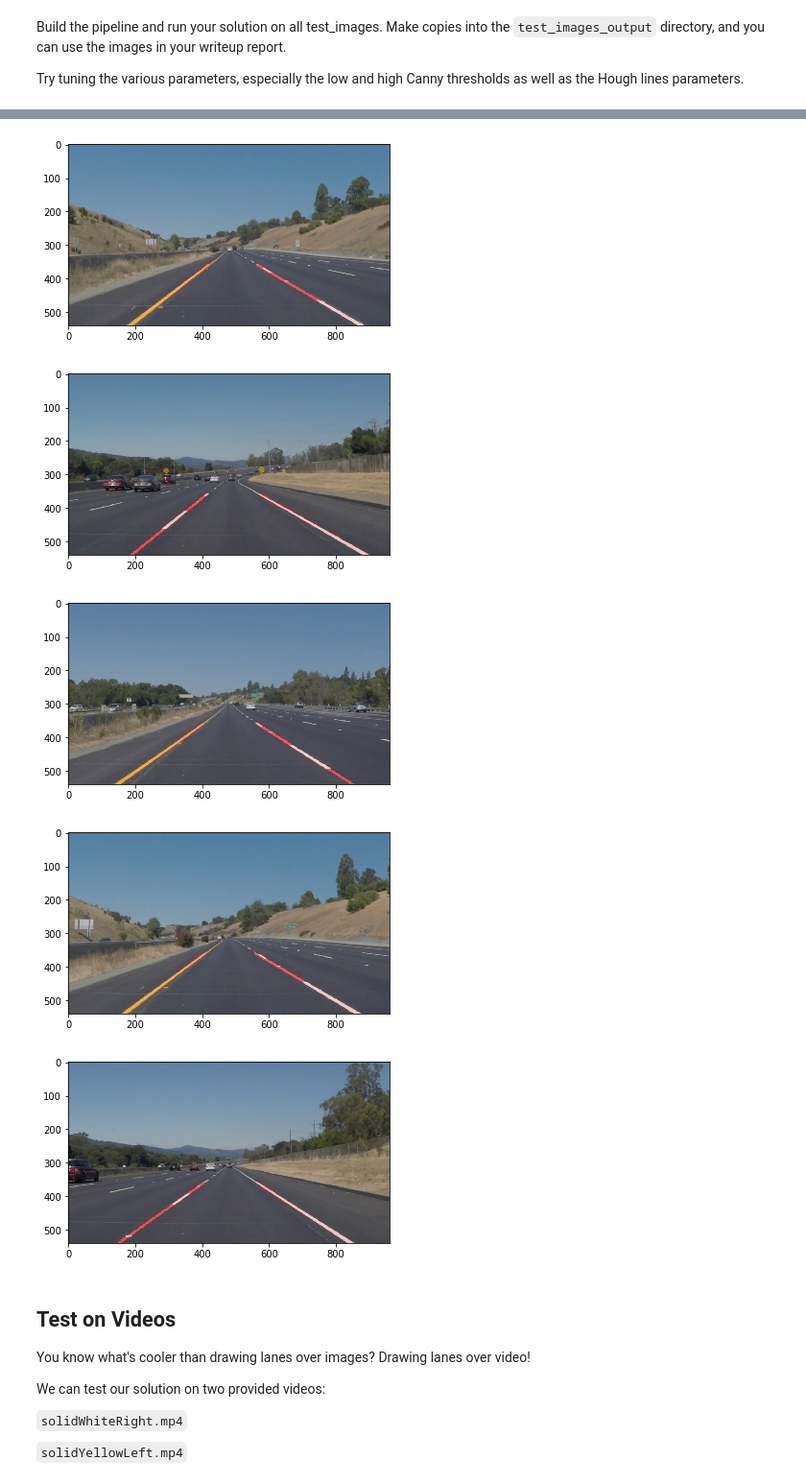
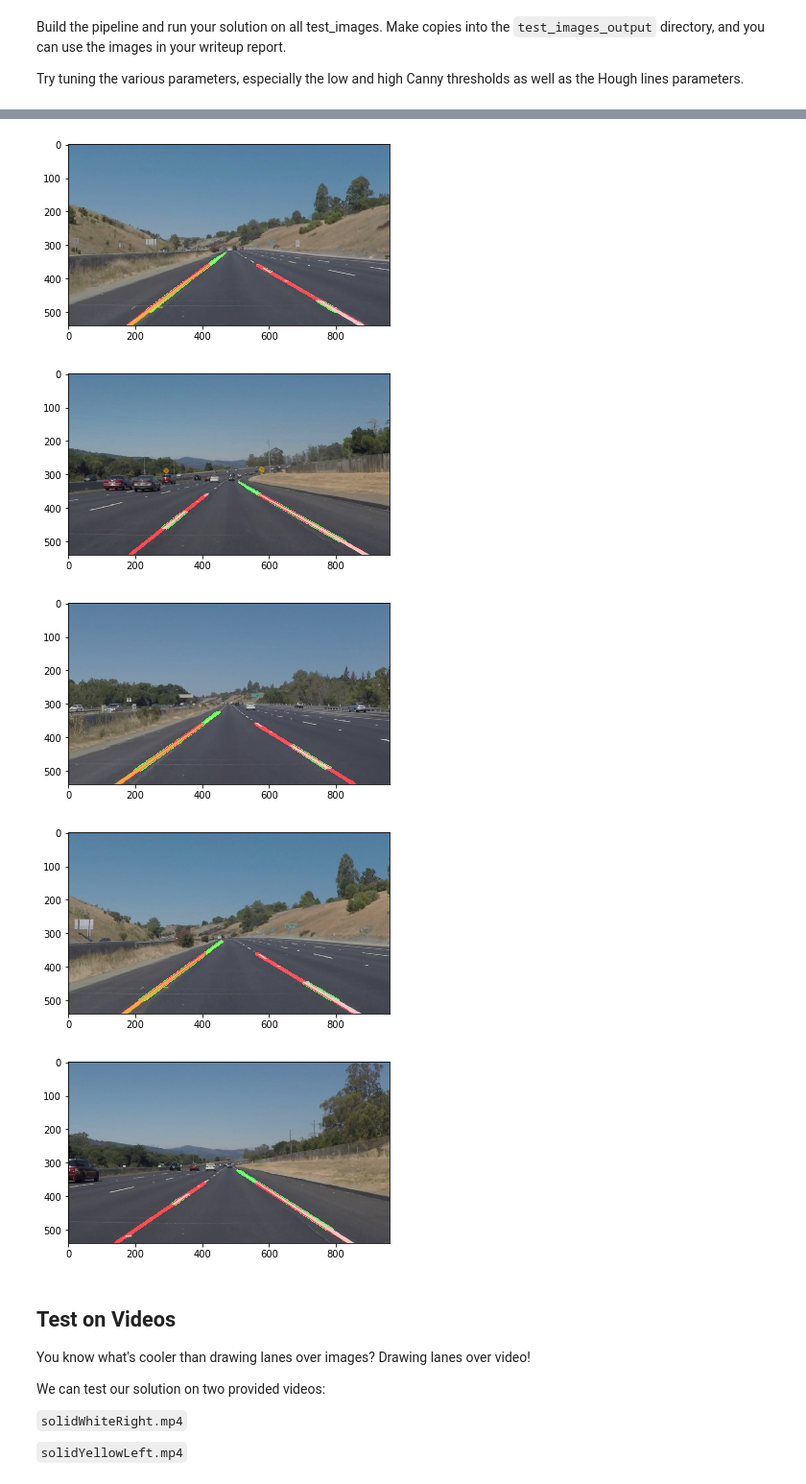
Before and after one commit to markusbrn/CarNDLaneLinesP1, a Jupyter notebook: P1.ipynb, the cells around one changed output, grey strips where cells are left out. Shown at 96% size. Drawn from its saved outputs; the diff is of its cells as text; code cells hidden in the pictures.

```diff
--- a/P1.ipynb
+++ b/P1.ipynb
@@ -228,24 +294,24 @@ Try tuning the various parameters, especially the low and high Canny thresholds
 # then save them to the test_images directory.
 for i in range (len(pipe)):
     # read image from pipeline
-    image = mpimg.imread("test_images/"+pipe[i]);
+    frame = imgproc(mpimg.imread("test_images/"+pipe[i]))
     #convert to grayscale
-    gray = grayscale(image)
+    frame.grayscale()
     # apply gaussian blur
-    blur = gaussian_blur(gray, 5)
+    frame.gaussian_blur(5)
     # perform edge detection
-    edge = canny(blur,100,200)
+    frame.canny(100,200)
     # cut out ROI
-    imshape = image.shape
-    vertices = np.array([[(0,imshape[0]),(2/5*imshape[1], 3/5*imshape[0]), (3/5*imshape[1], 3/5*imshape[0]), (imshape[1],imshape[0])]], dtype=np.int32)
-    clip = region_of_interest(edge, vertices)
+    imshape = frame.img.shape
+    vertices = np.array([[(1/7*imshape[1],imshape[0]-40),(2/5*imshape[1], 3/5*imshape[0]), (3/5*imshape[1], 3/5*imshape[0]), (9/10*imshape[1],imshape[0]-40)]], dtype=np.int32)
+    frame.region_of_interest(vertices)
     # select lines from image [hough_lines(img, rho, theta, threshold, min_line_len, max_line_gap)]
-    hough = hough_lines(clip, 1, np.pi/180, 40, 20, 5)
+    hough = frame.hough_lines(1, np.pi/180, 40, 20, 5)
     # compute weighted image [weighted_img(img, initial_img, α=0.8, β=1., λ=0.)]
-    weighted = weighted_img(hough, image, α=0.8, β=1., λ=0.)
+    frame.weighted_img(hough, α=0.8, β=1., λ=0.)
     # plot image
-#    plt.figure()
-#    plt.imshow(image, cmap='gray')
+    plt.figure()
+    plt.imshow(frame.img, cmap='gray')
 #    plt.figure()
 #    plt.imshow(blur, cmap='gray')
 #    plt.figure()
@@ -253,7 +319,7 @@ for i in range (len(pipe)):
 #    plt.figure()
 #    plt.imshow(clip, cmap='gray')
 #    plt.figure()
-#    plt.imshow(hough, cmap='gray')
-    plt.figure()
-    plt.imshow(weighted)
+#    plt.imshow(hough)
+#    plt.figure()
+#    plt.imshow(weighted)
 # %% [output]
@@ -261,8 +327,8 @@ for i in range (len(pipe)):
-[figure, old version]
+[figure, new version]
-[figure, old version]
+[figure, new version]
-[figure, old version]
+[figure, new version]
-[figure, old version]
+[figure, new version]
-[figure, old version]
+[figure, new version]
 # %% [markdown]
 ## Test on Videos
 
```
Also changed, not shown: parts of 7 cells of this notebook, 4 other files.
